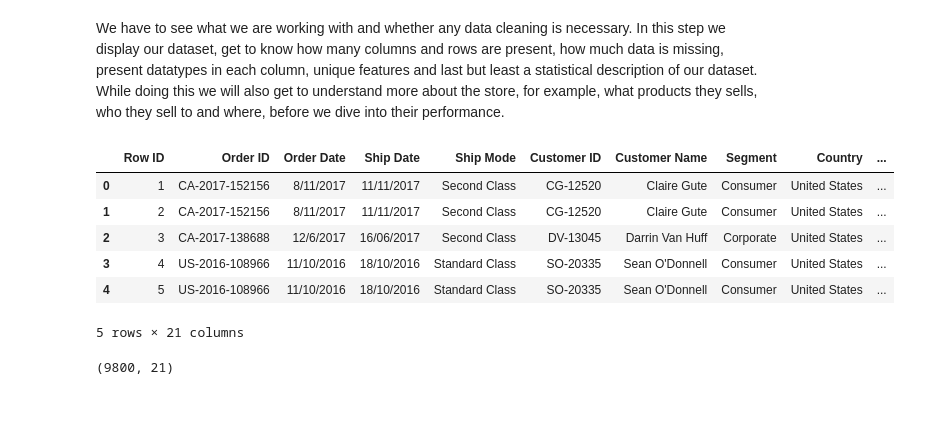
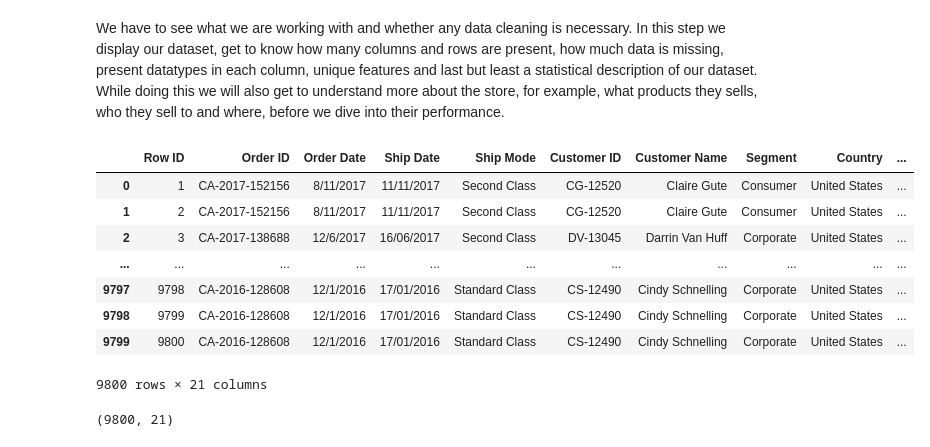
Before and after one commit to WayneNyariroh/StoreSales_Analysis, a Jupyter notebook: superStoreSales_EDA.ipynb, the cells around one changed output. Cells and saved outputs as stored; diff of their text form; code cells hidden in the pictures; blank space fills up the shorter version.

```diff
--- a/superStoreSales_EDA.ipynb
+++ b/superStoreSales_EDA.ipynb
@@ -56,15 +56,18 @@ store_df = pd.read_csv('data/SuperStoreSales_Whole.csv') #loading our dataset in
 We have to see what we are working with and whether any data cleaning is necessary. In this step we display our dataset, get to know how many columns and rows are present, how much data is missing, present datatypes in each column, unique features and last but least a statistical description of our dataset.
 While doing this we will also get to understand more about the store, for example, what products they sells, who they sell to and where, before we dive into their performance.
 # %%
-store_df.head(5) #display the first five rows of our dataset
+pd.set_option('display.max_rows', 6) #display 6 rows of our dataset, 3 head, 3 tail
+store_df
 # %% [output]
 |  | Row ID | Order ID | Order Date | Ship Date | Ship Mode | Customer ID | Customer Name | Segment | Country | ... |
 | 0 | 1 | CA-2017-152156 | 8/11/2017 | 11/11/2017 | Second Class | CG-12520 | Claire Gute | Consumer | United States | ... |
 | 1 | 2 | CA-2017-152156 | 8/11/2017 | 11/11/2017 | Second Class | CG-12520 | Claire Gute | Consumer | United States | ... |
 | 2 | 3 | CA-2017-138688 | 12/6/2017 | 16/06/2017 | Second Class | DV-13045 | Darrin Van Huff | Corporate | United States | ... |
-| 3 | 4 | US-2016-108966 | 11/10/2016 | 18/10/2016 | Standard Class | SO-20335 | Sean O'Donnell | Consumer | United States | ... |
-| 4 | 5 | US-2016-108966 | 11/10/2016 | 18/10/2016 | Standard Class | SO-20335 | Sean O'Donnell | Consumer | United States | ... |
+| ... | ... | ... | ... | ... | ... | ... | ... | ... | ... | ... |
+| 9797 | 9798 | CA-2016-128608 | 12/1/2016 | 17/01/2016 | Standard Class | CS-12490 | Cindy Schnelling | Corporate | United States | ... |
+| 9798 | 9799 | CA-2016-128608 | 12/1/2016 | 17/01/2016 | Standard Class | CS-12490 | Cindy Schnelling | Corporate | United States | ... |
+| 9799 | 9800 | CA-2016-128608 | 12/1/2016 | 17/01/2016 | Standard Class | CS-12490 | Cindy Schnelling | Corporate | United States | ... |
-5 rows × 21 columns
+9800 rows × 21 columns
 # %%
 store_df.shape #view the shape of our dataset - total rows and columns.
 # %% [output]
```
Also changed, not shown: parts of 22 cells of this notebook.
